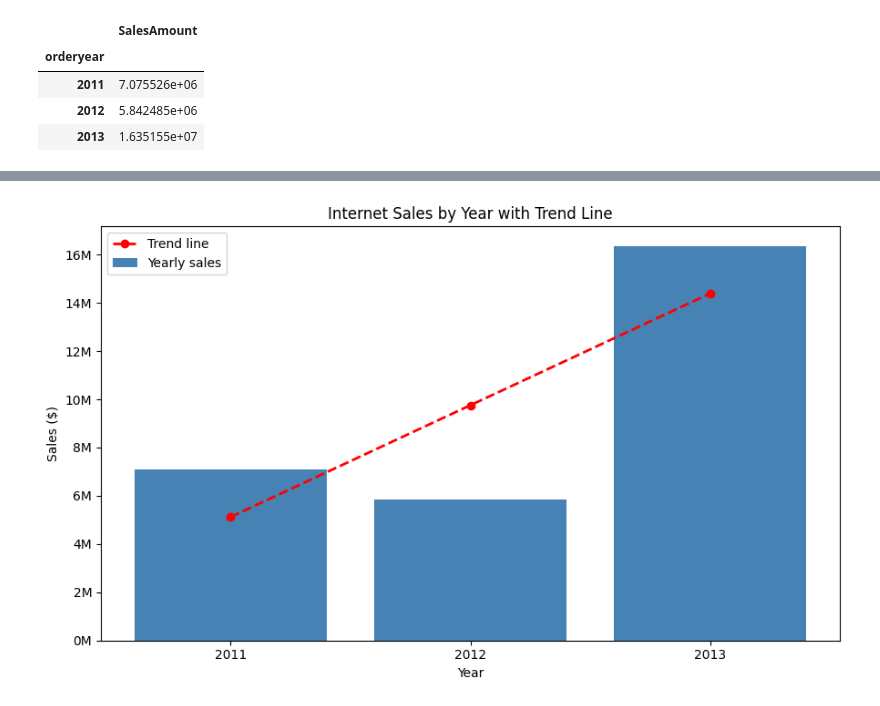
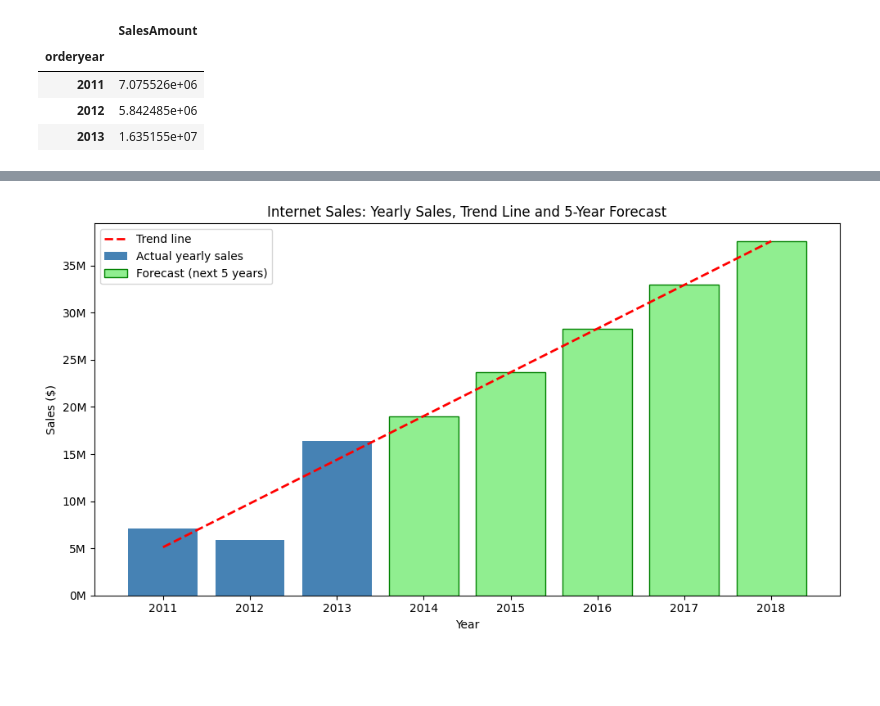
Before and after one commit to qiaotracy33/LingRep, a Jupyter notebook: WeeklyModules/Week08/Week08_Participation.ipynb, the cells around one changed output, grey strips where cells are left out. Cells and saved outputs as stored; diff of their text form; code cells hidden in the pictures; blank space fills up the shorter version.

```diff
--- a/WeeklyModules/Week08/Week08_Participation.ipynb
+++ b/WeeklyModules/Week08/Week08_Participation.ipynb
@@ -92,3 +92,15 @@ yearly_sales
 | 2011 | 7.075526e+06 |
 | 2012 | 5.842485e+06 |
 | 2013 | 1.635155e+07 |
+# %%
+years = yearly_sales.index.to_numpy()
+sales = yearly_sales['SalesAmount'].to_numpy()
+
+slope, intercept = np.polyfit(years, sales, 1)
+print('Increased every year on average：', round(slope, 2))
+
+
+future_years = np.arange(years.max() + 1, years.max() + 6)
+forecast = pd.DataFrame({'SalesAmount': slope * future_years + intercept}, index=future_years)
+forecast.index.name = 'orderyear'
+forecast
@@ -95,20 +116,18 @@ yearly_sales
 # %%
-years = yearly_sales.index.to_numpy()
-sales = yearly_sales['SalesAmount'].to_numpy()
+fig, ax = plt.subplots(figsize=(10, 5.5))
+ax.bar(years, sales, color='steelblue', label='Actual yearly sales')
+ax.bar(future_years, forecast['SalesAmount'], color='lightgreen', edgecolor='green', label='Forecast (next 5 years)')
 
-slope, intercept = np.polyfit(years, sales, 1)
+all_years = np.concatenate([years, future_years])
+ax.plot(all_years, slope * all_years + intercept, '--', color='red', linewidth=2, label='Trend line')
 
-fig, ax = plt.subplots(figsize=(9, 5.5))
-ax.bar(years, sales, color='steelblue', label='Yearly sales')
-ax.plot(years, slope * years + intercept, '--', color='red', linewidth=2, marker='o', label='Trend line')
-
-ax.set_xticks(years)
-ax.set_title('Internet Sales by Year with Trend Line')
+ax.set_xticks(all_years)
+ax.set_title('Internet Sales: Yearly Sales, Trend Line and 5-Year Forecast')
 ax.set_xlabel('Year')
 ax.set_ylabel('Sales ($)')
 ax.yaxis.set_major_formatter(lambda x, pos: f'{x/1e6:.0f}M')
 ax.legend()
 plt.tight_layout()
 plt.show()
 # %% [output]
-[figure, old version]
+[figure, new version]
```
Also changed, not shown: parts of 1 cell of this notebook.
